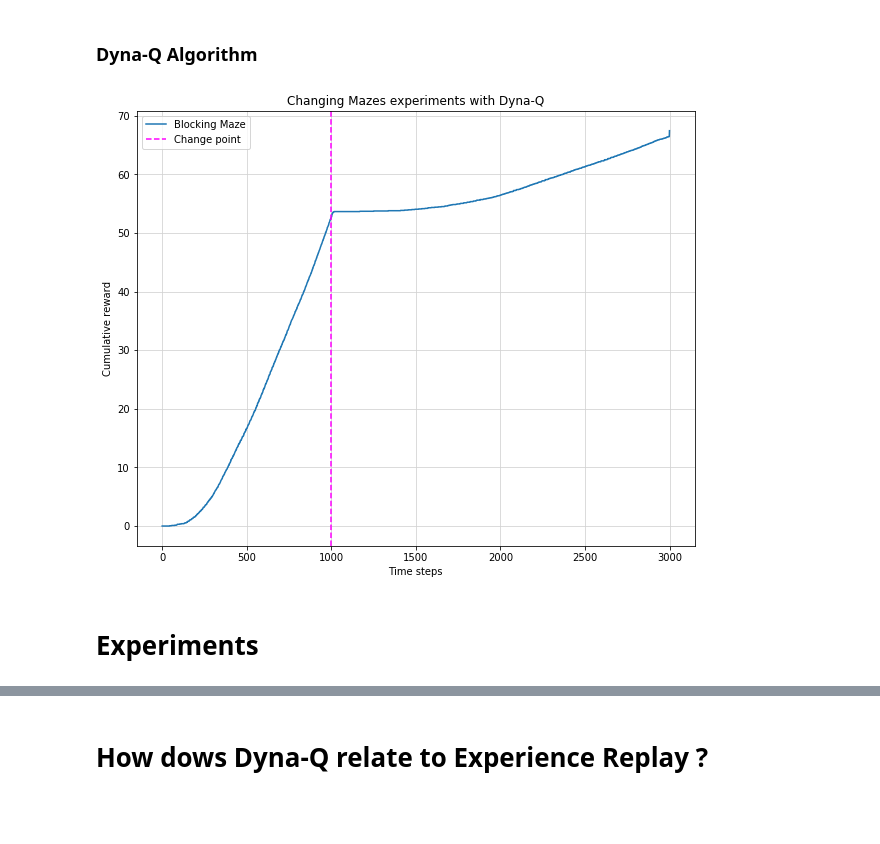
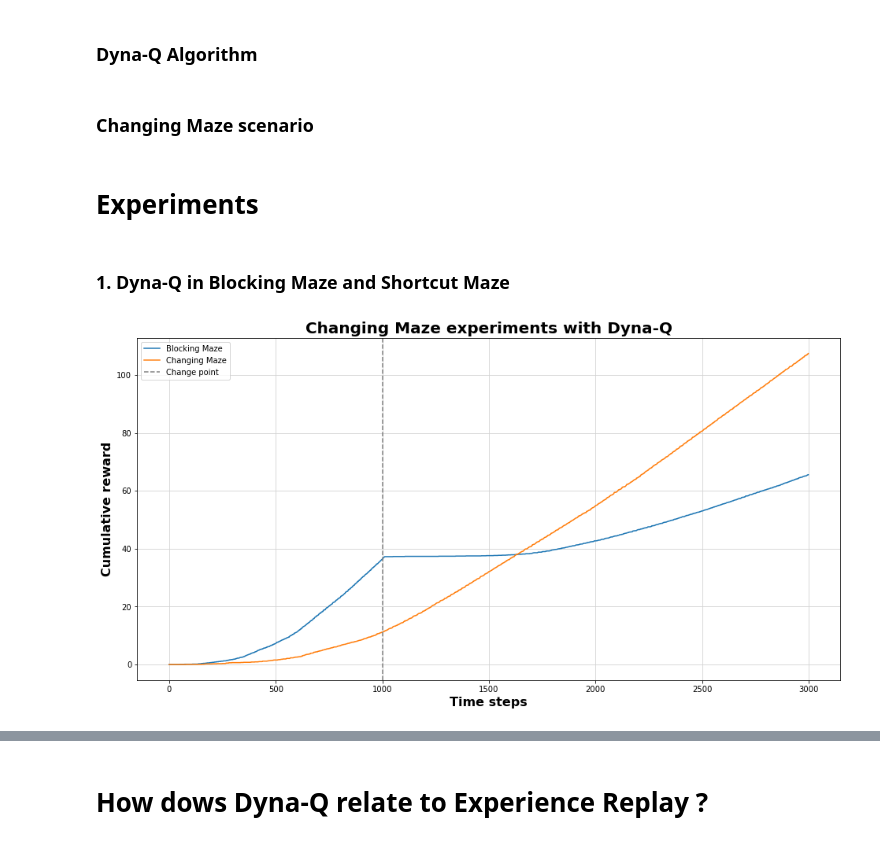
Before and after one commit to julienroy13/COMP767-assignments, a Jupyter notebook: Week3-PlanLearn/DynaQ.ipynb, the cells around one changed output, grey strips where cells are left out. Saved outputs shown, nothing was run; the diff lists cells and outputs as text; code cells hidden in the pictures; blank space fills up the shorter version.

```diff
--- a/Week3-PlanLearn/DynaQ.ipynb
+++ b/Week3-PlanLearn/DynaQ.ipynb
@@ -122,17 +109,17 @@ class Maze(object):
         self.START = start
         self.GOAL  = goal
 
-    def _set_art(self, art, marker, position):
+    def _add_marker(self, art, marker, position):
         y, x = position
         tmp = list(art[y])
         tmp[x] = marker
         art[y] = "".join(tmp)
+        return art
 
     def build(self):
         art = self.arts[self.index]
-        self._set_art(art, "P", self.START)  # add the player's position
-        #self._set_art(art, "S", self.START)  # add the start's position
-        self._set_art(art, "G", self.GOAL)  # add the goal's position
+        art = self._add_marker(art, "P", self.START)  # add the player's position
+        art = self._add_marker(art, "G", self.GOAL)  # add the goal's position
         self.game = make_game(art)
         return self
 
@@ -255,4 +279,6 @@ class DynaQ(object):
         return steps
+# %% [markdown]
+### Changing Maze scenario
 # %%
 def changing_maze_experiment(maze_arts, params):
 
@@ -265,7 +291,7 @@ def changing_maze_experiment(maze_arts, params):
     for run in tqdm(range(0, params.n_runs)):
 
         # instantiate dyna-Q algorithm
-        agent = DynaQ(alpha=0.7)
+        agent = DynaQ(gamma=0.95, epsilon=0.1, alpha=params.alpha, n_planning_steps=5)
 
         # set up model
         model = SimpleModel()
@@ -308,27 +334,29 @@ def changing_maze_experiment(maze_arts, params):
     rewards /= params.n_runs
 
     return rewards
-# %%
-# parameters for experiments
-Params = namedtuple("Params", ["n_steps", "n_runs", "change_points"])
-params = Params(n_steps=3000, n_runs=20, change_points=[1000, np.inf])
-
-# run the experiments on both "blocking maze" and "shortcut maze"
-rewards_bm = changing_maze_experiment(BLOCKING_MAZE, params)
-#rewards_sm = changing_maze_experiment(SHORTCUT_MAZE, params)
-
-# plot results
-plt.figure(figsize=(10, 8))
-plt.plot(range(0, params.n_steps), rewards_bm, label="Blocking Maze")
-#plt.plot(range(0, params.n_steps), rewards_sm, label="Changing Maze")
-plt.axvline(params.change_points[0], color="magenta", linestyle="--", label="Change point")
-plt.title('Changing Mazes experiments with Dyna-Q')
-plt.xlabel('Time steps')
-plt.ylabel('Cumulative reward')
-plt.legend(loc="best")
-plt.grid(True, color="lightgrey")
-plt.show()
-# %% [output]
-[figure, removed]
 # %% [markdown]
 # Experiments
+# %% [markdown]
+### 1. Dyna-Q in Blocking Maze and Shortcut Maze
+# %%
+# parameters for experiments
+Params = namedtuple("Params", ["n_steps", "n_runs", "change_points", "alpha"])
+params = Params(n_steps=3000, n_runs=20, change_points=[1000, np.inf], alpha=0.5)
+
+# run the experiments on both "blocking maze" and "shortcut maze"
+rewards_bm = changing_maze_experiment(BLOCKING_MAZE, params)
+rewards_sm = changing_maze_experiment(SHORTCUT_MAZE, params)
+
+# plot results
+plt.figure(figsize=(16, 8))
+plt.plot(rewards_bm[:-1], label="Blocking Maze")
+plt.plot(rewards_sm[:-1], label="Changing Maze")
+plt.axvline(params.change_points[0], color="gray", linestyle="--", label="Change point")
+plt.title('Changing Maze experiments with Dyna-Q', fontsize=20, fontweight='bold')
+plt.xlabel('Time steps', fontsize=16, fontweight='bold')
+plt.ylabel('Cumulative reward', fontsize=16, fontweight='bold')
+plt.legend(loc="best")
+plt.grid(True, color="lightgrey")
+plt.show()
+# %% [output]
+[figure, added]
```
Also changed, not shown: parts of 7 cells of this notebook.
